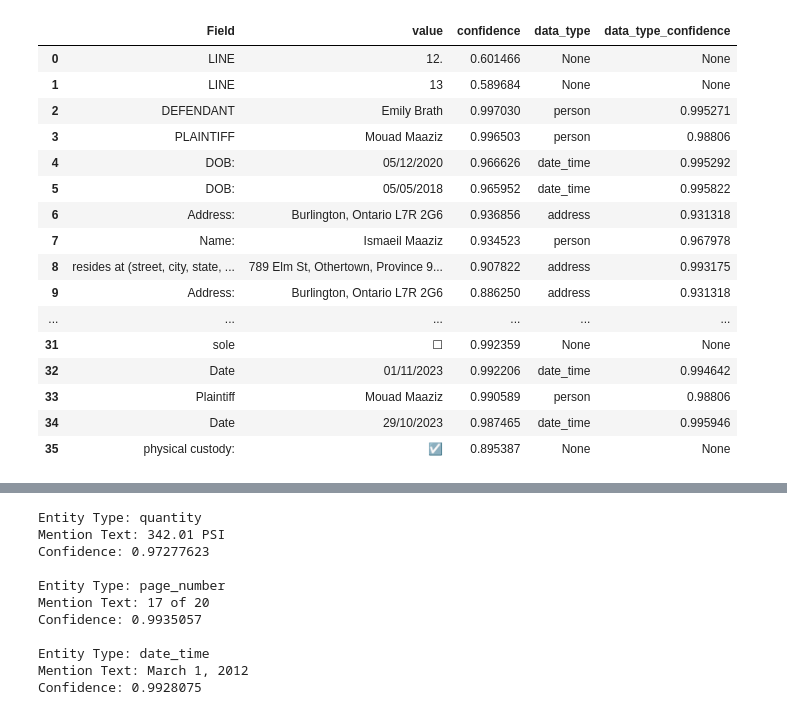
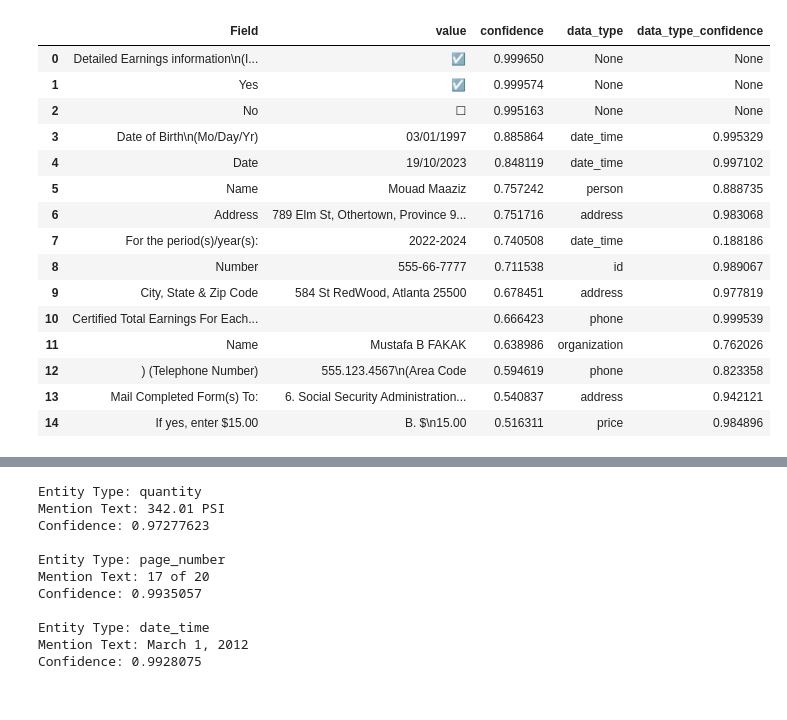
Before and after one commit to MouadMaaziz/Form_document_extraction, a Jupyter notebook: testing.ipynb, the cells around one changed output, grey strips where cells are left out. Cells and saved outputs as stored; diff of their text form; code cells hidden in the pictures.

```diff
--- a/testing.ipynb
+++ b/testing.ipynb
@@ -3,7 +3,7 @@
 import json
 import pandas as pd
 # %%
-with open('.\\output\\Custody_form.json', 'r', encoding='utf-8') as t:
+with open('output/Security_document.json', 'r', encoding='utf-8') as t:
     data = json.load(t)  #data
 # %%
 
@@ -50,51 +50,51 @@ field_value_df['confidence'] = [x for _,_,x in extracted_data ]
 
 
 field_value_df['data_type'] = None
 field_value_df['data_type_confidence'] = None
 
 for index, row in field_value_df.iterrows():
     field_text = str(row['Field']).lower()
     value_text = str(row['value'])
     field_confidence = row['confidence']
     max_confidence =[]
     for ent in entity_types:
         entity_type = ent['entityType']
         entity_text = ent['mentionText']
         entity_confidence = ent['confidence']
 
         # Check if the entity type is in 'Field' or 'value' (case-insensitive)
         if (entity_text in field_text or entity_text in value_text) and entity_type not in ('page_number') :
             max_confidence.append(ent)
     try:
         if max_confidence:
             max_entity = max(max_confidence, key=lambda x: x['confidence'])
             field_value_df.at[index, 'data_type'] = max_entity['entityType']
             field_value_df.at[index, 'data_type_confidence'] = max_entity['confidence']
     except ValueError:
         pass
 
 
 field_value_df
-excel_file = '.\\output\\Security_document_tables2.xlsx'
-field_value_df.to_excel(excel_file, sheet_name='field - values', index=False, na_rep='None')
+excel_file = 'output/Security_document_tables2.xlsx'
+#field_value_df.to_excel(excel_file, sheet_name='field - values', index=False, na_rep='None')
+field_value_df
 # %% [output]
 |  | Field | value | confidence | data_type | data_type_confidence |
-| 0 | LINE | 12. | 0.601466 | None | None |
-| 1 | LINE | 13 | 0.589684 | None | None |
-| 2 | DEFENDANT | Emily Brath | 0.997030 | person | 0.995271 |
-| 3 | PLAINTIFF | Mouad Maaziz | 0.996503 | person | 0.98806 |
-| 4 | DOB: | 05/12/2020 | 0.966626 | date_time | 0.995292 |
-| 5 | DOB: | 05/05/2018 | 0.965952 | date_time | 0.995822 |
-| 6 | Address: | Burlington, Ontario L7R 2G6 | 0.936856 | address | 0.931318 |
-| 7 | Name: | Ismaeil Maaziz | 0.934523 | person | 0.967978 |
-| 8 | resides at (street, city, state, ... | 789 Elm St, Othertown, Province 9... | 0.907822 | address | 0.993175 |
-| 9 | Address: | Burlington, Ontario L7R 2G6 | 0.886250 | address | 0.931318 |
-| ... | ... | ... | ... | ... | ... |
-| 31 | sole | ☐ | 0.992359 | None | None |
-| 32 | Date | 01/11/2023 | 0.992206 | date_time | 0.994642 |
-| 33 | Plaintiff | Mouad Maaziz | 0.990589 | person | 0.98806 |
-| 34 | Date | 29/10/2023 | 0.987465 | date_time | 0.995946 |
-| 35 | physical custody: | ☑ | 0.895387 | None | None |
+| 0 | Detailed Earnings information\n(I... | ☑ | 0.999650 | None | None |
+| 1 | Yes | ☑ | 0.999574 | None | None |
+| 2 | No | ☐ | 0.995163 | None | None |
+| 3 | Date of Birth\n(Mo/Day/Yr) | 03/01/1997 | 0.885864 | date_time | 0.995329 |
+| 4 | Date | 19/10/2023 | 0.848119 | date_time | 0.997102 |
+| 5 | Name | Mouad Maaziz | 0.757242 | person | 0.888735 |
+| 6 | Address | 789 Elm St, Othertown, Province 9... | 0.751716 | address | 0.983068 |
+| 7 | For the period(s)/year(s): | 2022-2024 | 0.740508 | date_time | 0.188186 |
+| 8 | Number | 555-66-7777 | 0.711538 | id | 0.989067 |
+| 9 | City, State & Zip Code | 584 St RedWood, Atlanta 25500 | 0.678451 | address | 0.977819 |
+| 10 | Certified Total Earnings For Each... |  | 0.666423 | phone | 0.999539 |
+| 11 | Name | Mustafa B FAKAK | 0.638986 | organization | 0.762026 |
+| 12 | ) (Telephone Number) | 555.123.4567\n(Area Code | 0.594619 | phone | 0.823358 |
+| 13 | Mail Completed Form(s) To: | 6. Social Security Administration... | 0.540837 | address | 0.942121 |
+| 14 | If yes, enter $15.00 | B. $\n15.00 | 0.516311 | price | 0.984896 |
 # %%
 def get_field_value(json_file):
     "Extracting Fields and Values from the JSON file"
```
Also changed, not shown: parts of 1 cell of this notebook, 39 other files.
